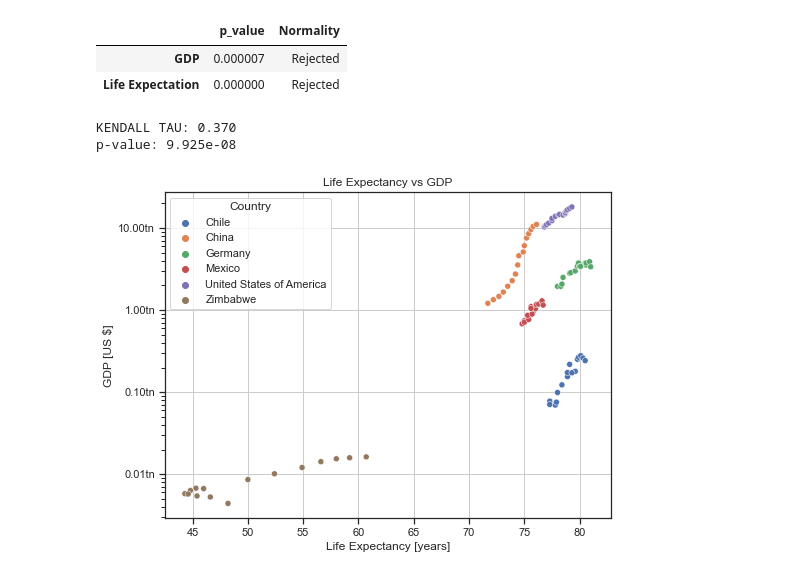
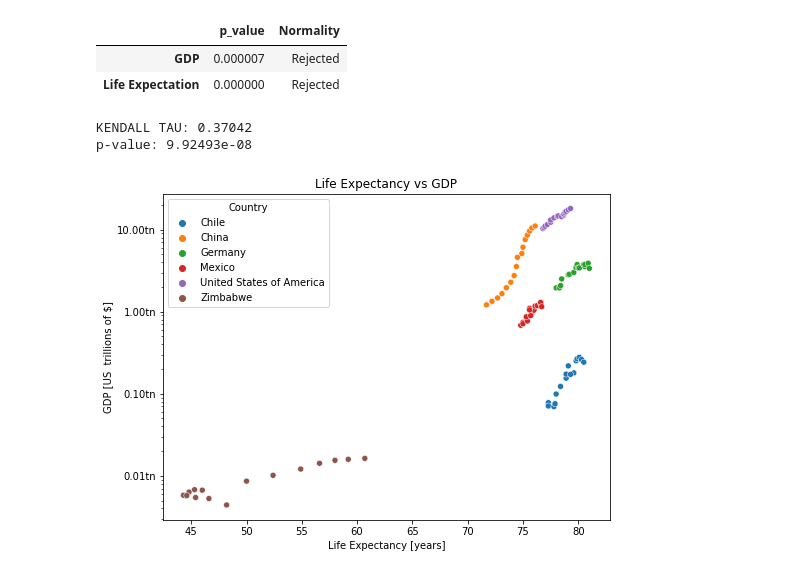
Before and after one commit to john-primeaux/life_expectancy_gdp_project, a Jupyter notebook: life_expectancy_gdp.ipynb, the cells around one changed output. Cells and saved outputs as stored; diff of their text form; code cells hidden in the pictures.

Commit message:
Life Expectancy versus GDP complete

```diff
--- a/life_expectancy_gdp.ipynb
+++ b/life_expectancy_gdp.ipynb
@@ -6,7 +6,7 @@ from scipy.stats import normaltest
 from scipy.stats import kendalltau
 from scipy.stats import ttest_ind
 
-# read in CSV file
+# read in CSV file all_data as le_df (life expectancy data file)
 le_df =  pd.read_csv("all_data.csv")
 # brief inspection of data (commented after inspection)
 # print(le_df.head(10))
@@ -14,8 +14,8 @@ le_df =  pd.read_csv("all_data.csv")
 # rename column
 le_df.rename(columns = {'Life expectancy at birth (years)': 'Life_Exp'}, inplace = True)
 
-# convert GDP into billions of dollars
-le_df['GDP in billions'] = ['${:.3f}'.format(x/10**9) for x in le_df['GDP']]
+# convert GDP into trillions of dollars
+le_df['GDP in trillions'] = ['${:.3f}'.format(x/10**12) for x in le_df['GDP']]
 
 #style for use when style req
 df_format = {'Year':'{:.0f}', 'Life_Exp':"{:.1f}", 'GDP':"{:.3e}"}
@@ -26,7 +26,7 @@ df_width = '120px'
 pd.options.display.width = 1000
 
 # Print table
-display(le_df.head(10).style
+display(le_df.head(40).style
         .format(df_format)
         .hide_columns(df_hidden_col)
         .set_properties(width=df_width))
@@ -116,7 +144,7 @@ Normality test with confidence @ 95%
 # %%
 # Kendall Tau
 corr, p_val = kendalltau(le_df.GDP, le_df.Life_Exp)
-print(f'KENDALL TAU: {corr:.3f}\np-value: {p_val:.3e}')
+print(f'KENDALL TAU: {corr:.5f}\np-value: {p_val:.5e}')
 # %% [output]
-KENDALL TAU: 0.370
-p-value: 9.925e-08
+KENDALL TAU: 0.37042
+p-value: 9.92493e-08
@@ -123,16 +158,16 @@ p-value: 9.925e-08
 # %%
 # Scatter plot
 plt.figure(figsize=[8, 6])
 sns.scatterplot(data=le_df, y='GDP', x='Life_Exp', hue='Country')
 plt.yscale('log')
 plt.title('Life Expectancy vs GDP')
 plt.xlabel('Life Expectancy [years]')
-plt.ylabel('GDP [US $]')
+plt.ylabel('GDP [US  trillions of $]')
 # Use trillions on y-axis
 plt.gca().yaxis.set_major_formatter(lambda x, pos: '{:.2f}tn'.format(x * 1e-12))
 
 plt.show()
 # %% [output]
-[figure, old version]
+[figure, new version]
 # %%
 # It seems that GDP is a factor in better life expectancy, but there are surely other factors influencing the data.
```
Also changed, not shown: parts of 15 cells of this notebook.
